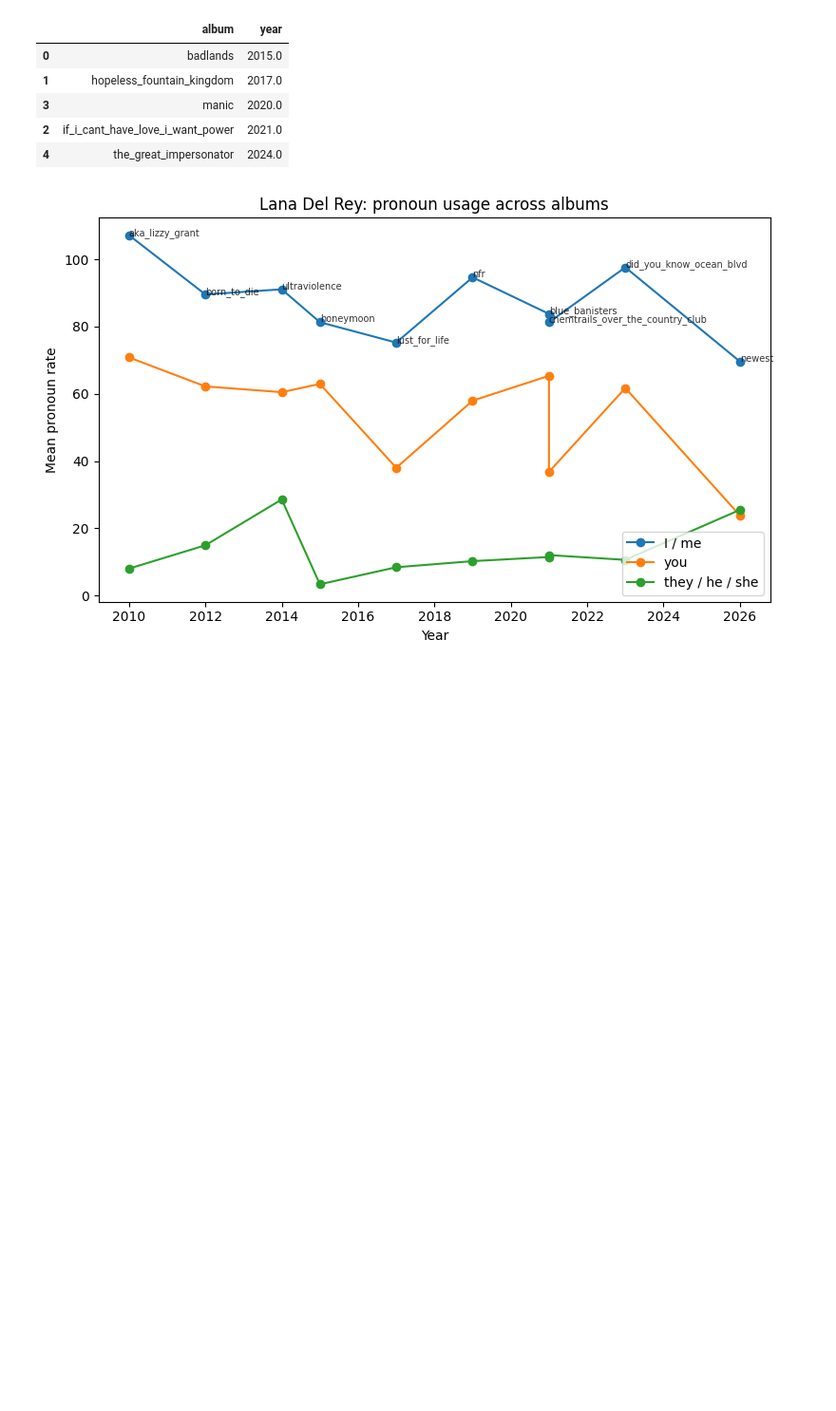
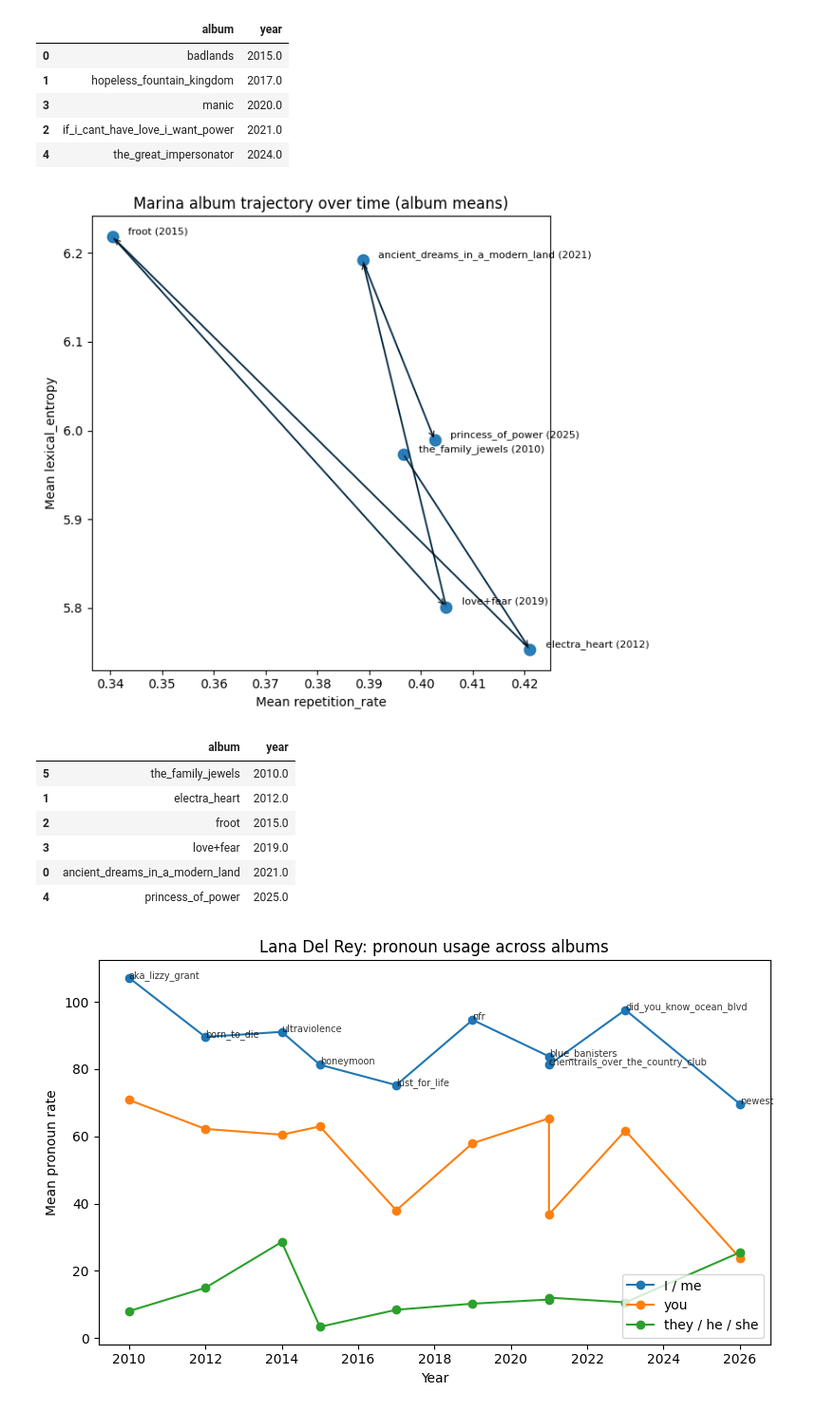
Before and after one commit to mahlidol/music_analysis, a Jupyter notebook: CMOR-438/notebooks/02_structure_surprise.ipynb, the cells around one changed output. Shown at 95% size. Cells and saved outputs as stored; diff of their text form; code cells hidden in the pictures; blank space fills up the shorter version.

```diff
--- a/CMOR-438/notebooks/02_structure_surprise.ipynb
+++ b/CMOR-438/notebooks/02_structure_surprise.ipynb
@@ -876,6 +820,77 @@ halsey_album_means[["album", "year"]]
 | 3 | manic | 2020.0 |
 | 2 | if_i_cant_have_love_i_want_power | 2021.0 |
 | 4 | the_great_impersonator | 2024.0 |
+# %%
+import pandas as pd
+import matplotlib.pyplot as plt
+
+# assumes you already did:
+# df["text_type"] = ...
+# df["artist_group"] = df["album"].apply(classify_artist)
+
+def plot_marina_album_trajectory(df,
+                              x="repetition_rate",
+                              y="lexical_entropy",
+                              album_col="album",
+                              year_col="year",
+                              artist_col="artist_group",
+                              label_col="album",
+                              show_arrows=True,
+                              annotate=True):
+
+    marina = df.copy()
+    marina = marina[marina[artist_col] == "marina"].dropna(subset=[album_col, year_col, x, y])
+
+    marina[year_col] = pd.to_numeric(marina[year_col], errors="coerce")
+    marina = marina.dropna(subset=[year_col])
+
+    # album-level means (one point per album)
+    album_means = (
+        marina.groupby([album_col, year_col])[[x, y]]
+            .mean()
+            .reset_index()
+            .sort_values([year_col, album_col])
+    )
+
+    plt.figure(figsize=(7, 6))
+
+    # points + connecting path
+    plt.scatter(album_means[x], album_means[y], s=80, alpha=0.95)
+    plt.plot(album_means[x].values, album_means[y].values, alpha=0.8)
+
+    # arrows for direction
+    if show_arrows and len(album_means) >= 2:
+        for i in range(len(album_means) - 1):
+            x0, y0 = album_means.iloc[i][x], album_means.iloc[i][y]
+            x1, y1 = album_means.iloc[i+1][x], album_means.iloc[i+1][y]
+            plt.annotate("", xy=(x1, y1), xytext=(x0, y0),
+                         arrowprops=dict(arrowstyle="->", lw=1, alpha=0.8))
+
+    # labels
+    if annotate:
+        for _, r in album_means.iterrows():
+            yr = int(r[year_col])
+            plt.text(r[x] + 0.003, r[y] + 0.003, f"{r[label_col]} ({yr})", fontsize=8)
+
+    plt.xlabel(f"Mean {x}")
+    plt.ylabel(f"Mean {y}")
+    plt.title("Marina album trajectory over time (album means)")
+    plt.tight_layout()
+    plt.show()
+
+    return album_means
+
+marina_album_means = plot_marina_album_trajectory(df)
+marina_album_means[["album", "year"]]
+# %% [output]
+[figure, added]
+|  | album | year |
+| 5 | the_family_jewels | 2010.0 |
+| 1 | electra_heart | 2012.0 |
+| 2 | froot | 2015.0 |
+| 3 | love+fear | 2019.0 |
+| 0 | ancient_dreams_in_a_modern_land | 2021.0 |
+| 4 | princess_of_power | 2025.0 |
 # %%
 def plot_lana_pronouns_over_time(df):
     lana = (
```
Also changed, not shown: parts of 13 cells of this notebook.
